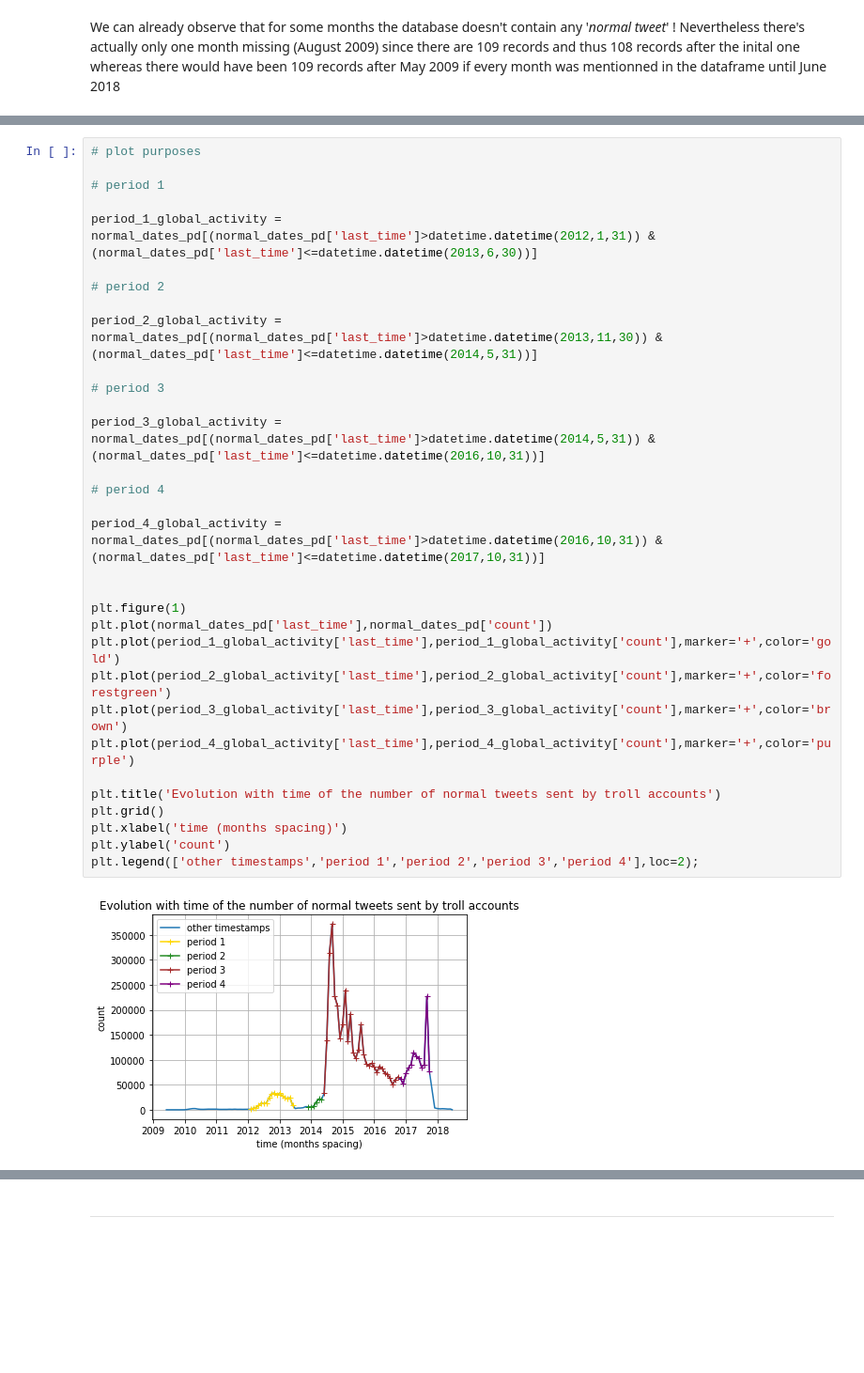
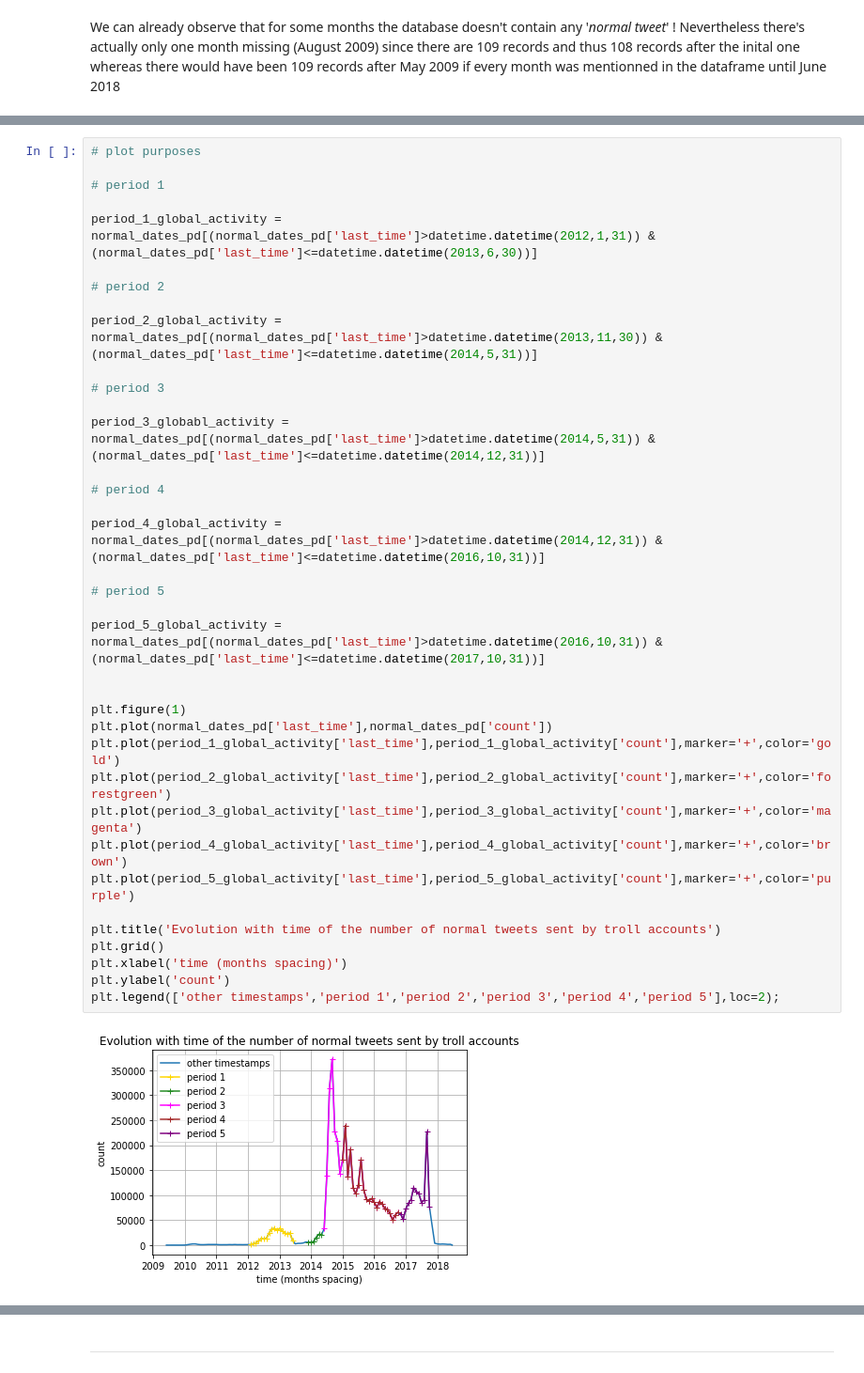
Before and after one commit to MaxDimi/Project-ADA-2018, a Jupyter notebook: RussianTrolls_guiom.ipynb, the cells around one changed output, grey strips where cells are left out. Shown at 94% size. Cells and saved outputs as stored; diff of their text form; blank space fills up the shorter version.

```diff
--- a/RussianTrolls_guiom.ipynb
+++ b/RussianTrolls_guiom.ipynb
@@ -613,34 +597,39 @@ However we may explain why we observe such timestamps by the following other rea
 # %%
 # plot purposes
 
 # period 1
 
 period_1_global_activity = normal_dates_pd[(normal_dates_pd['last_time']>datetime.datetime(2012,1,31)) & (normal_dates_pd['last_time']<=datetime.datetime(2013,6,30))]
 
 # period 2
 
 period_2_global_activity = normal_dates_pd[(normal_dates_pd['last_time']>datetime.datetime(2013,11,30)) & (normal_dates_pd['last_time']<=datetime.datetime(2014,5,31))]
 
 # period 3
 
-period_3_global_activity = normal_dates_pd[(normal_dates_pd['last_time']>datetime.datetime(2014,5,31)) & (normal_dates_pd['last_time']<=datetime.datetime(2016,10,31))]
+period_3_globabl_activity = normal_dates_pd[(normal_dates_pd['last_time']>datetime.datetime(2014,5,31)) & (normal_dates_pd['last_time']<=datetime.datetime(2014,12,31))]
 
 # period 4
 
-period_4_global_activity = normal_dates_pd[(normal_dates_pd['last_time']>datetime.datetime(2016,10,31)) & (normal_dates_pd['last_time']<=datetime.datetime(2017,10,31))]
+period_4_global_activity = normal_dates_pd[(normal_dates_pd['last_time']>datetime.datetime(2014,12,31)) & (normal_dates_pd['last_time']<=datetime.datetime(2016,10,31))]
+
+# period 5
+
+period_5_global_activity = normal_dates_pd[(normal_dates_pd['last_time']>datetime.datetime(2016,10,31)) & (normal_dates_pd['last_time']<=datetime.datetime(2017,10,31))]
 
 
 plt.figure(1)
 plt.plot(normal_dates_pd['last_time'],normal_dates_pd['count'])
 plt.plot(period_1_global_activity['last_time'],period_1_global_activity['count'],marker='+',color='gold')
 plt.plot(period_2_global_activity['last_time'],period_2_global_activity['count'],marker='+',color='forestgreen')
-plt.plot(period_3_global_activity['last_time'],period_3_global_activity['count'],marker='+',color='brown')
-plt.plot(period_4_global_activity['last_time'],period_4_global_activity['count'],marker='+',color='purple')
+plt.plot(period_3_global_activity['last_time'],period_3_global_activity['count'],marker='+',color='magenta')
+plt.plot(period_4_global_activity['last_time'],period_4_global_activity['count'],marker='+',color='brown')
+plt.plot(period_5_global_activity['last_time'],period_5_global_activity['count'],marker='+',color='purple')
 
 plt.title('Evolution with time of the number of normal tweets sent by troll accounts')
 plt.grid()
 plt.xlabel('time (months spacing)')
 plt.ylabel('count')
-plt.legend(['other timestamps','period 1','period 2','period 3','period 4'],loc=2);
+plt.legend(['other timestamps','period 1','period 2','period 3','period 4','period 5'],loc=2);
 # %% [output]
-[figure, old version]
+[figure, new version]
```
Also changed, not shown: parts of 165 cells of this notebook.
